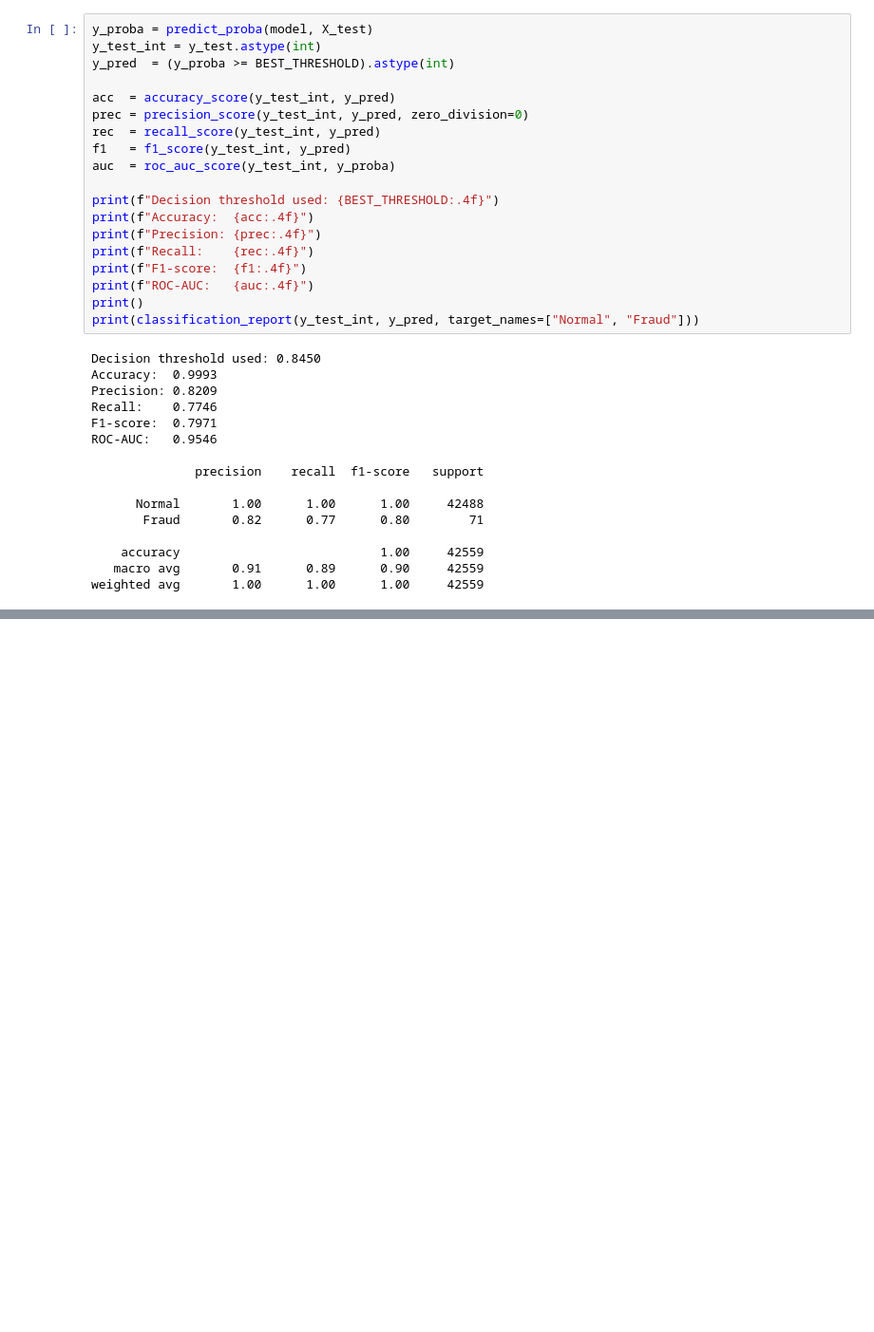
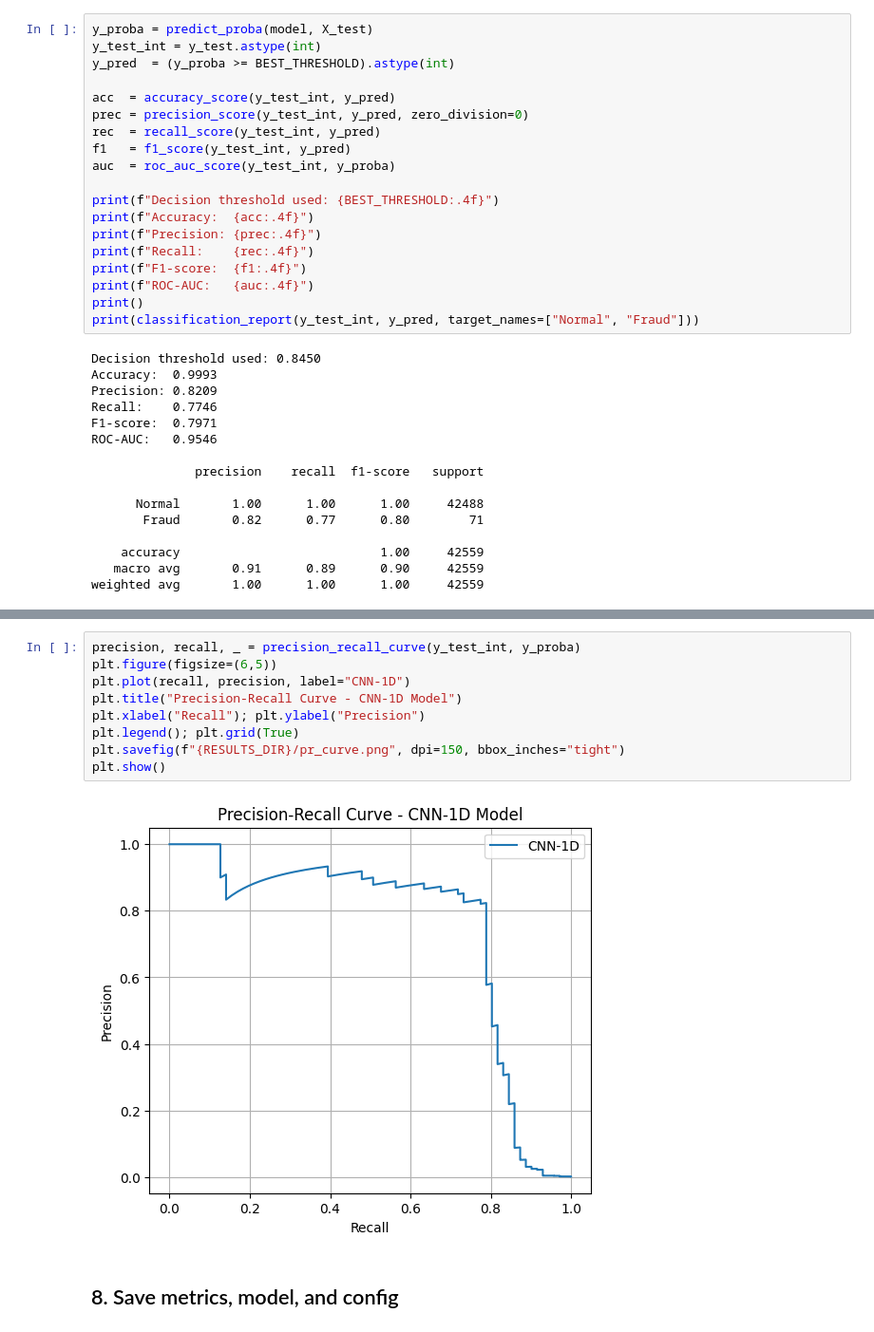
Before and after one commit to manamendraJN/SE4050-Fraud-Detection, a Jupyter notebook: notebooks/CNN1D.ipynb, the cells around one changed output, grey strips where cells are left out. Shown at 95% size. Saved outputs shown, nothing was run; the diff lists cells and outputs as text; blank space fills up the shorter version.

Commit message:
Save final metrics

```diff
--- a/notebooks/CNN1D.ipynb
+++ b/notebooks/CNN1D.ipynb
@@ -357,0 +382,13 @@ weighted avg       1.00      1.00      1.00     42559
+# %%
+precision, recall, _ = precision_recall_curve(y_test_int, y_proba)
+plt.figure(figsize=(6,5))
+plt.plot(recall, precision, label="CNN-1D")
+plt.title("Precision-Recall Curve - CNN-1D Model")
+plt.xlabel("Recall"); plt.ylabel("Precision")
+plt.legend(); plt.grid(True)
+plt.savefig(f"{RESULTS_DIR}/pr_curve.png", dpi=150, bbox_inches="tight")
+plt.show()
+# %% [output]
+[figure, added]
+# %% [markdown]
+## 8. Save metrics, model, and config
```
Also changed, not shown: parts of 4 cells of this notebook.
